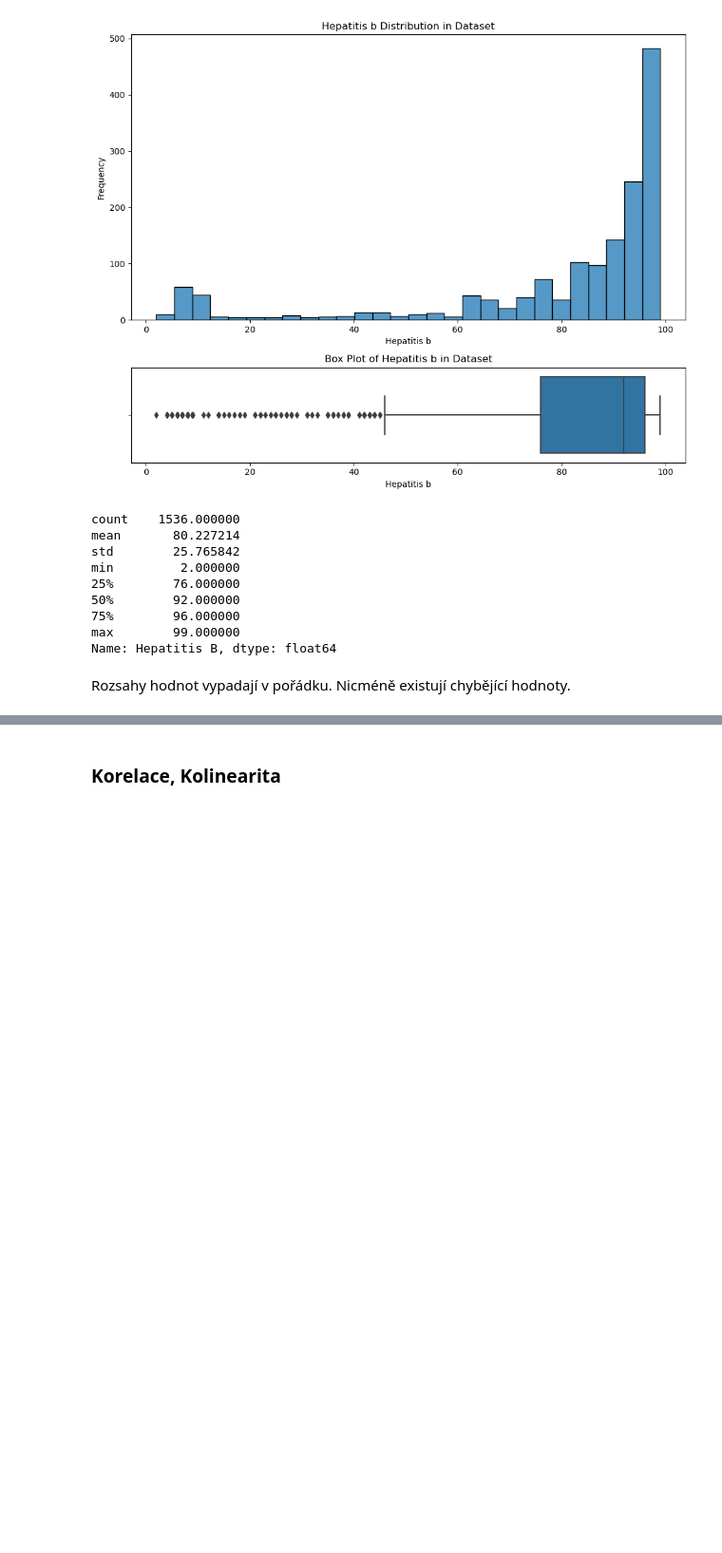
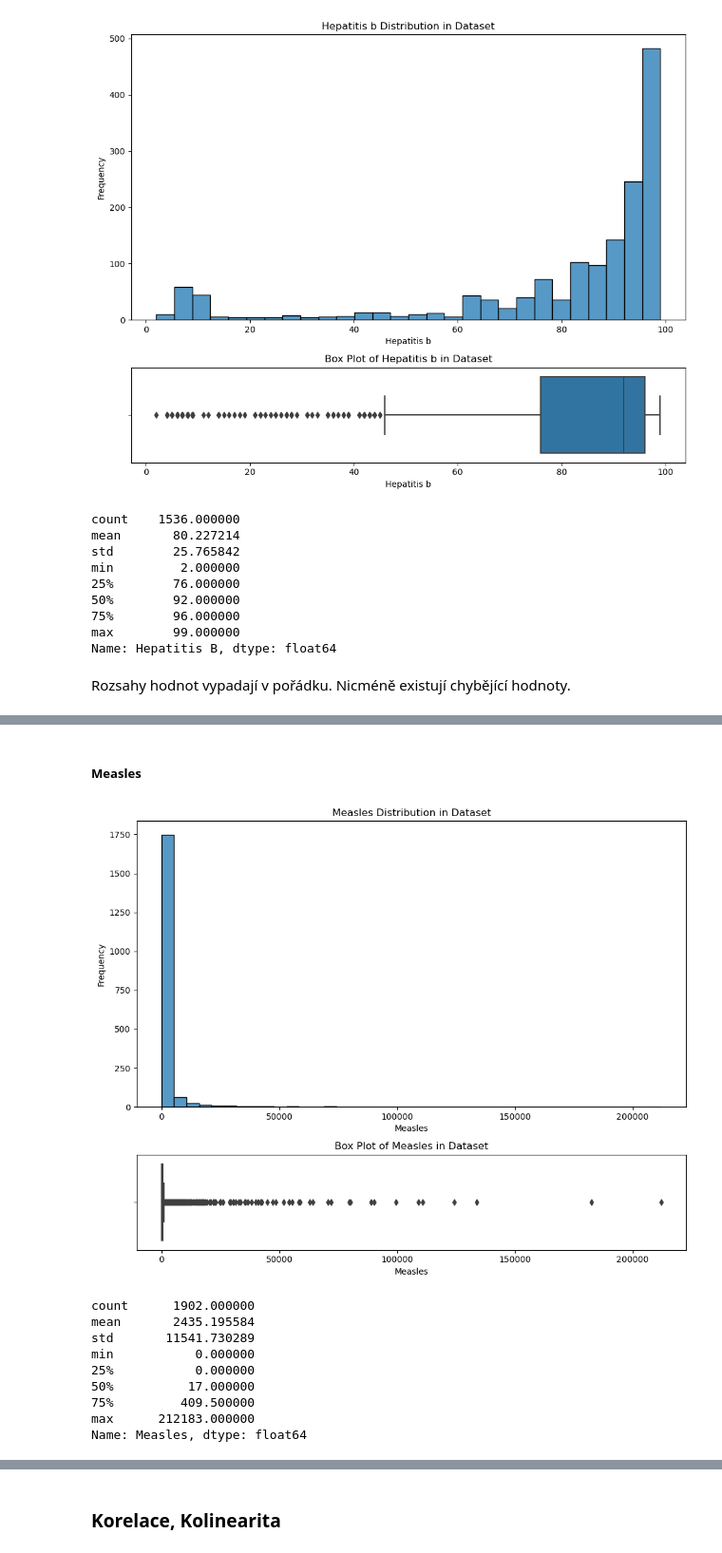
Before and after one commit to andyska09/Machine-Learning-Homework, a Jupyter notebook: 02/solution.ipynb, the cells around one changed output, grey strips where cells are left out. Shown at 95% size. Drawn from its saved outputs; the diff is of its cells as text; code cells hidden in the pictures; blank space fills up the shorter version.

```diff
--- a/02/solution.ipynb
+++ b/02/solution.ipynb
@@ -404,0 +460,15 @@ Nahradím, vždy nejstarší hodnotou.
+# %% [markdown]
+##### Measles
+# %%
+hist_box(Xtrain, 'Measles', 40)
+# %% [output]
+[figure, added]
+count      1902.000000
+mean       2435.195584
+std       11541.730289
+min           0.000000
+25%           0.000000
+50%          17.000000
+75%         409.500000
+max      212183.000000
+Name: Measles, dtype: float64
```
Also changed, not shown: parts of 39 cells of this notebook.
